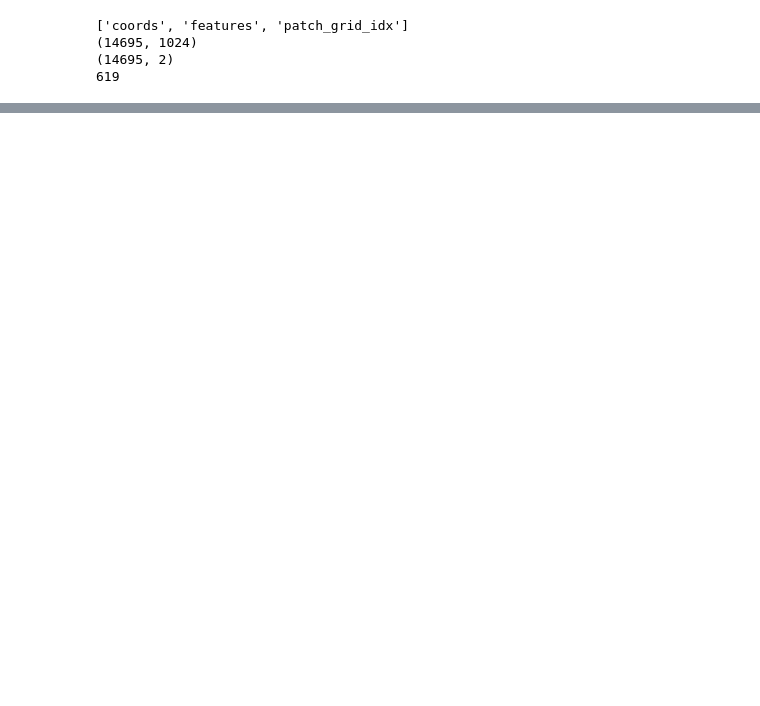
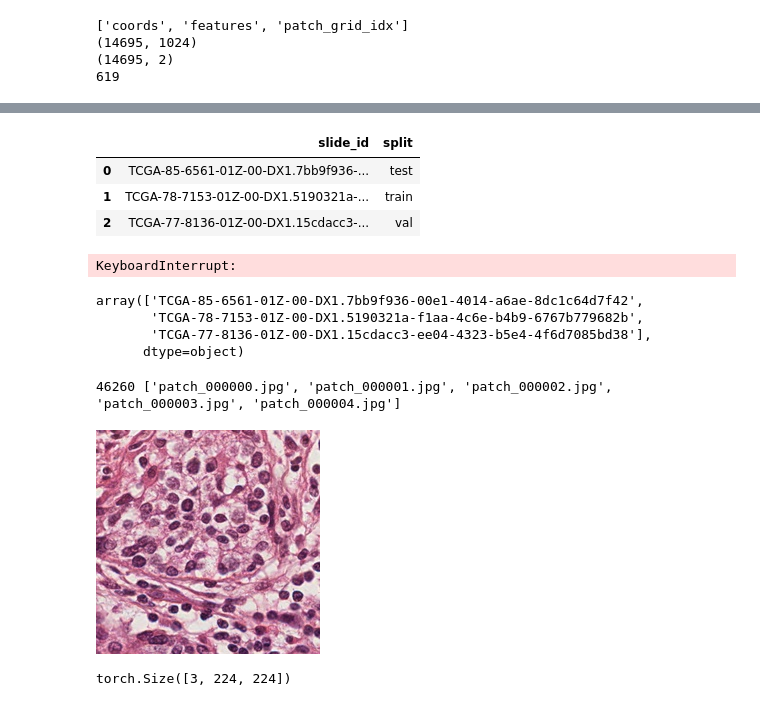
Before and after one commit to vhovenga/wsi_samp, a Jupyter notebook: notebooks/tcga_sandbox.ipynb, the cells around one changed output, grey strips where cells are left out. Saved outputs shown, nothing was run; the diff lists cells and outputs as text; code cells hidden in the pictures; blank space fills up the shorter version.

```diff
--- a/notebooks/tcga_sandbox.ipynb
+++ b/notebooks/tcga_sandbox.ipynb
@@ -214,0 +251,13 @@ with h5py.File(feat_path, "r") as f:
+# %%
+import pandas as pd
+
+split = pd.read_parquet( "/home/dog/Documents/van/wsi_samp/data/tcga_luad_lusc/parquet/debug_split.parquet" )
+split_sub = split.iloc[0:3]
+
+split_sub.to_parquet( "/home/dog/Documents/van/wsi_samp/data/tcga_luad_lusc/parquet/debug_tiny.parquet", index=False )
+split_sub
+# %% [output]
+|  | slide_id | split |
+| 0 | TCGA-85-6561-01Z-00-DX1.7bb9f936-... | test |
+| 1 | TCGA-78-7153-01Z-00-DX1.5190321a-... | train |
+| 2 | TCGA-77-8136-01Z-00-DX1.15cdacc3-... | val |
@@ -214,0 +266,24 @@ with h5py.File(feat_path, "r") as f:
+# %%
+import os
+split = pd.read_parquet( "/home/dog/Documents/van/wsi_samp/data/tcga_luad_lusc/parquet/split_1.parquet" )
+
+patches = pd.read_parquet( "/home/dog/Documents/van/wsi_samp/data/tcga_luad_lusc/parquet/tiles.parquet" )
+
+# subset to your slides of interest
+subset = patches[patches["slide_id"].isin(split["slide_id"])].copy()
+
+# derive the directory containing each patch file
+subset["patch_dir"] = subset["patch_uri"].apply(os.path.dirname)
+
+# unique directories per slide
+slide_dirs = subset.groupby("slide_id")["patch_dir"].first().to_dict()
+slide_dirs
+# %% [output]
+KeyboardInterrupt:
+# %%
+split_sub["slide_id"].values
+# %% [output]
+array(['TCGA-85-6561-01Z-00-DX1.7bb9f936-00e1-4014-a6ae-8dc1c64d7f42',
+       'TCGA-78-7153-01Z-00-DX1.5190321a-f1aa-4c6e-b4b9-6767b779682b',
+       'TCGA-77-8136-01Z-00-DX1.15cdacc3-ee04-4323-b5e4-4f6d7085bd38'],
+      dtype=object)
@@ -214,0 +315,30 @@ with h5py.File(feat_path, "r") as f:
+# %%
+import lmdb, io
+from PIL import Image
+import torchvision.transforms.functional as TF
+
+env = lmdb.open("/media/ssd1/van/lusc-luad_lmdb/TCGA-77-8136-01Z-00-DX1.15cdacc3-ee04-4323-b5e4-4f6d7085bd38.lmdb", readonly=True, lock=False, readahead=False)
+
+with env.begin(write=False) as txn:
+    cursor = txn.cursor()
+    keys = [k.decode() for k, _ in cursor]
+
+# keep only image files
+img_keys = [k for k in keys if k.lower().endswith((".jpg", ".jpeg", ".png", ".tif", ".tiff"))]
+print(len(img_keys), img_keys[:5])
+
+# load one
+k = img_keys[5000]
+with env.begin(write=False) as txn:
+    raw = txn.get(k.encode())
+
+img = Image.open(io.BytesIO(raw)).convert("RGB")
+display(img)
+
+# to tensor if you want
+t = TF.to_tensor(img)
+print(t.shape)
+# %% [output]
+46260 ['patch_000000.jpg', 'patch_000001.jpg', 'patch_000002.jpg', 'patch_000003.jpg', 'patch_000004.jpg']
+[figure, added]
+torch.Size([3, 224, 224])
```
Also changed, not shown: parts of 9 cells of this notebook, 15 other files.
